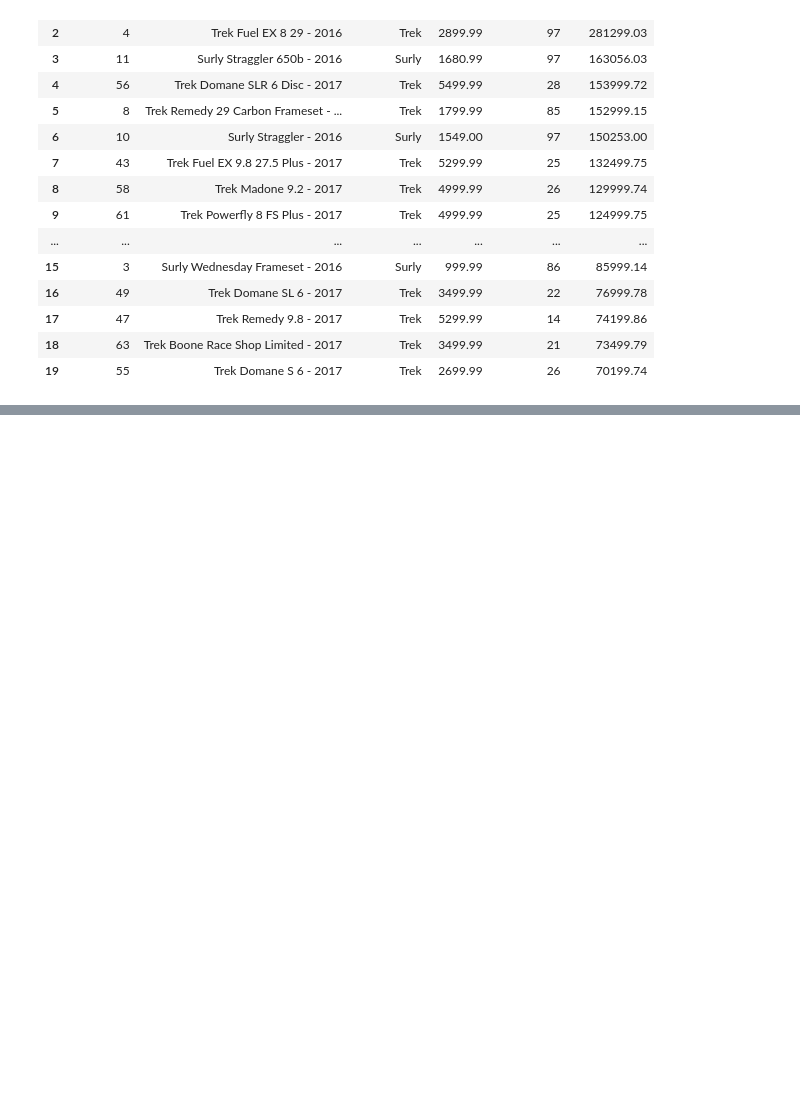
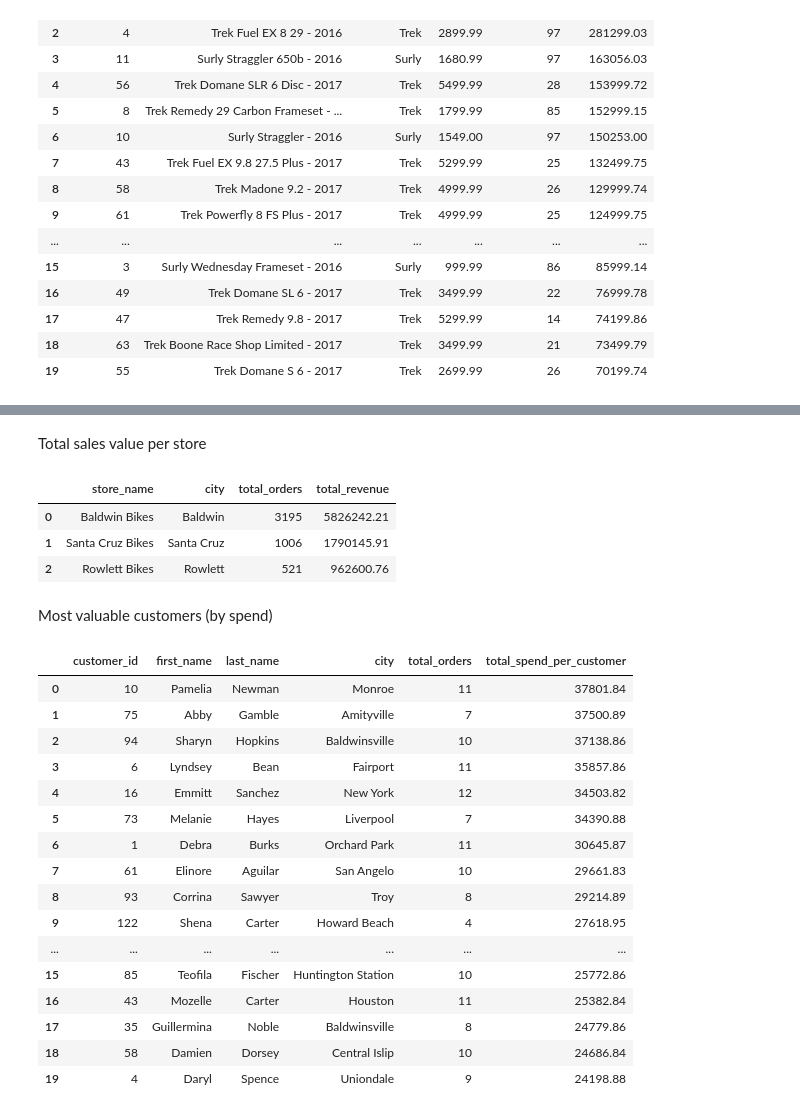
Before and after one commit to AnnaFurgalaWojas/Bike_data_SQL, a Jupyter notebook: Bike_data_SQL.ipynb, the cells around one changed output, grey strips where cells are left out. Drawn from its saved outputs; the diff is of its cells as text; code cells hidden in the pictures; blank space fills up the shorter version.

```diff
--- a/Bike_data_SQL.ipynb
+++ b/Bike_data_SQL.ipynb
@@ -204,0 +267,80 @@ result_state
+# %% [markdown]
+Total sales value per store
+# %%
+query_stores_rev = """
+SELECT
+    s.store_name,
+    s.city,
+    COUNT(o.order_id) AS total_orders,
+    SUM(oi.quantity * oi.list_price) AS total_revenue
+FROM
+    stores s
+JOIN
+    orders o ON s.store_id = o.store_id
+JOIN
+    order_items oi ON o.order_id = oi.order_id
+GROUP BY
+    s.store_name,
+    s.city
+ORDER BY
+    total_orders DESC;
+"""
+
+
+
+result_stores_rev = pd.read_sql(query_stores_rev, engine)
+result_stores_rev
+# %% [output]
+|  | store_name | city | total_orders | total_revenue |
+| 0 | Baldwin Bikes | Baldwin | 3195 | 5826242.21 |
+| 1 | Santa Cruz Bikes | Santa Cruz | 1006 | 1790145.91 |
+| 2 | Rowlett Bikes | Rowlett | 521 | 962600.76 |
+# %% [markdown]
+Most valuable customers (by spend)
+# %%
+query_cust = """
+SELECT
+    c.customer_id,
+    c.first_name,
+    c.last_name,
+    c.city,
+    COUNT(o.order_id) AS total_orders,
+    SUM(oi.quantity * oi.list_price) AS total_spend_per_customer
+FROM
+    customers c
+JOIN
+    orders o ON c.customer_id = o.customer_id
+JOIN
+    order_items oi ON o.order_id = oi.order_id
+GROUP BY
+    c.customer_id,
+    c.first_name,
+    c.last_name,
+    c.city
+ORDER BY
+    total_spend_per_customer DESC
+LIMIT 20;
+"""
+
+
+
+result_cust = pd.read_sql(query_cust, engine)
+result_cust
+# %% [output]
+|  | customer_id | first_name | last_name | city | total_orders | total_spend_per_customer |
+| 0 | 10 | Pamelia | Newman | Monroe | 11 | 37801.84 |
+| 1 | 75 | Abby | Gamble | Amityville | 7 | 37500.89 |
+| 2 | 94 | Sharyn | Hopkins | Baldwinsville | 10 | 37138.86 |
+| 3 | 6 | Lyndsey | Bean | Fairport | 11 | 35857.86 |
+| 4 | 16 | Emmitt | Sanchez | New York | 12 | 34503.82 |
+| 5 | 73 | Melanie | Hayes | Liverpool | 7 | 34390.88 |
+| 6 | 1 | Debra | Burks | Orchard Park | 11 | 30645.87 |
+| 7 | 61 | Elinore | Aguilar | San Angelo | 10 | 29661.83 |
+| 8 | 93 | Corrina | Sawyer | Troy | 8 | 29214.89 |
+| 9 | 122 | Shena | Carter | Howard Beach | 4 | 27618.95 |
+| ... | ... | ... | ... | ... | ... | ... |
+| 15 | 85 | Teofila | Fischer | Huntington Station | 10 | 25772.86 |
+| 16 | 43 | Mozelle | Carter | Houston | 11 | 25382.84 |
+| 17 | 35 | Guillermina | Noble | Baldwinsville | 8 | 24779.86 |
+| 18 | 58 | Damien | Dorsey | Central Islip | 10 | 24686.84 |
+| 19 | 4 | Daryl | Spence | Uniondale | 9 | 24198.88 |
```
Also changed, not shown: parts of 12 cells of this notebook.
